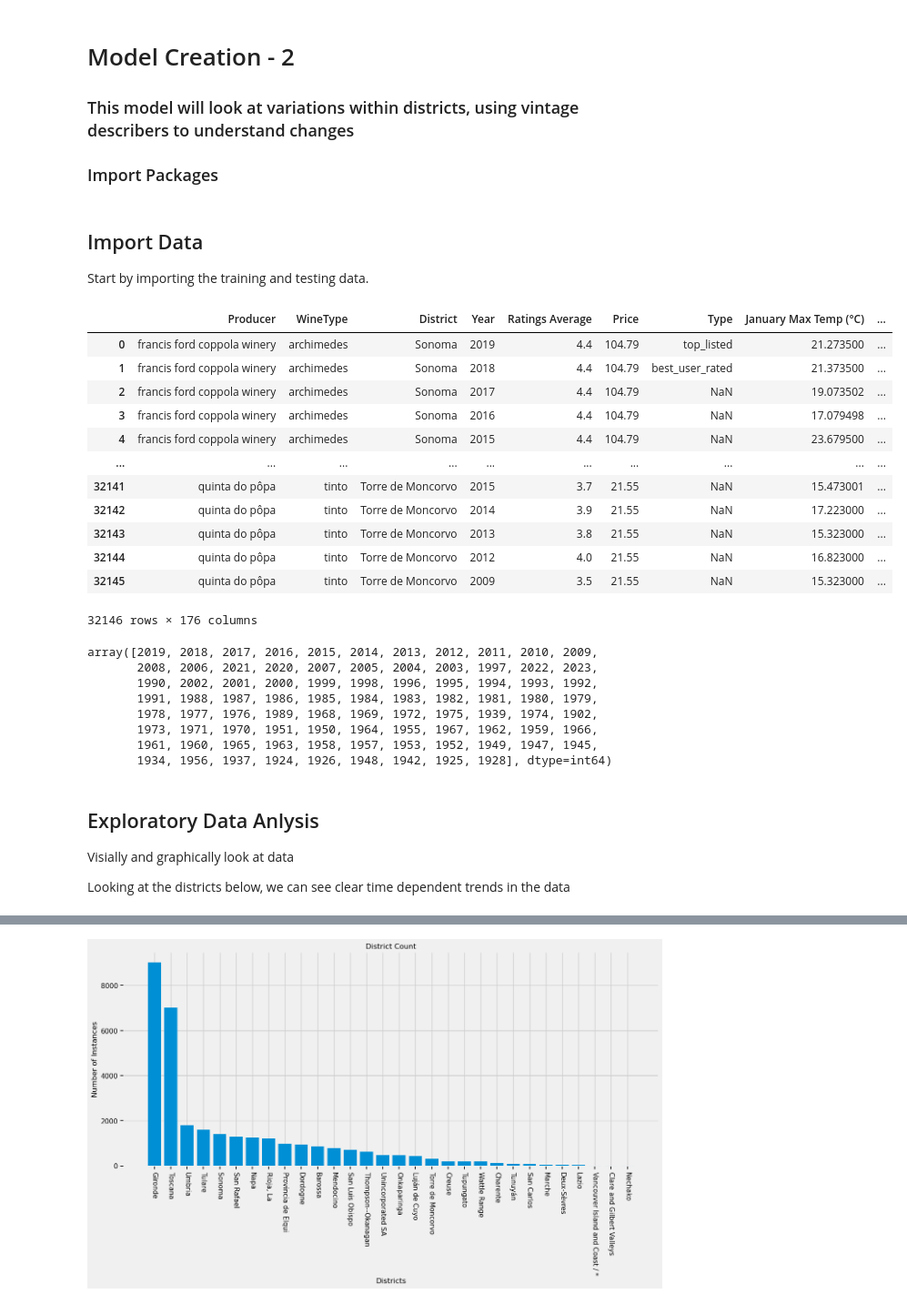
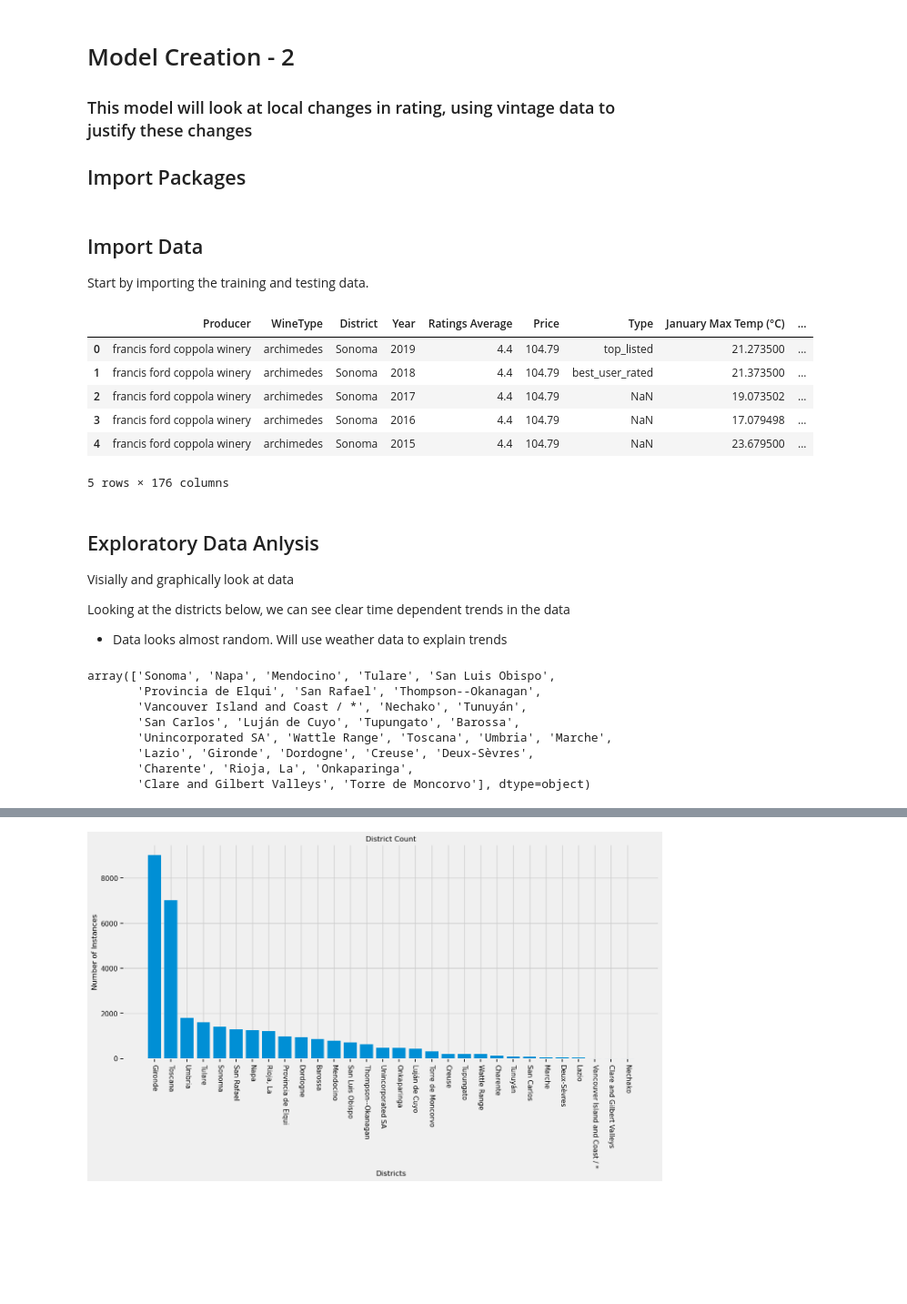
Before and after one commit to willhall2001/BreakinBadCode, a Jupyter notebook: 05_Machine_Leaning_Model_2.ipynb, the cells around one changed output, grey strips where cells are left out. Shown at 91% size. Cells and saved outputs as stored; diff of their text form; code cells hidden in the pictures; blank space fills up the shorter version.

```diff
--- a/05_Machine_Leaning_Model_2.ipynb
+++ b/05_Machine_Leaning_Model_2.ipynb
@@ -1,9 +1,9 @@
 # %% [markdown]
 # Model Creation - 2
 
-### This model will look at variations within districts, using vintage describers to understand changes
+### This model will look at local changes in rating, using vintage data to justify these changes
 
-### Import Packages
+## Import Packages
 # %%
 import numpy as np
 import pandas as pd
@@ -49,34 +49,29 @@ warnings.filterwarnings('ignore')
 Start by importing the training and testing data.
 # %%
 train = pd.read_csv(r'C:\Users\fwhal\Downloads\CME528\Project\Repo-2\BreakinBadCode\Final_DataFrames\FINAL_training_data_Model2_FINAL.csv')
-train
+train.head()
 # %% [output]
 |  | Producer | WineType | District | Year | Ratings Average | Price | Type | January Max Temp (°C) | ... |
 | 0 | francis ford coppola winery | archimedes | Sonoma | 2019 | 4.4 | 104.79 | top_listed | 21.273500 | ... |
 | 1 | francis ford coppola winery | archimedes | Sonoma | 2018 | 4.4 | 104.79 | best_user_rated | 21.373500 | ... |
 | 2 | francis ford coppola winery | archimedes | Sonoma | 2017 | 4.4 | 104.79 | NaN | 19.073502 | ... |
 | 3 | francis ford coppola winery | archimedes | Sonoma | 2016 | 4.4 | 104.79 | NaN | 17.079498 | ... |
 | 4 | francis ford coppola winery | archimedes | Sonoma | 2015 | 4.4 | 104.79 | NaN | 23.679500 | ... |
-| ... | ... | ... | ... | ... | ... | ... | ... | ... | ... |
-| 32141 | quinta do pôpa | tinto | Torre de Moncorvo | 2015 | 3.7 | 21.55 | NaN | 15.473001 | ... |
-| 32142 | quinta do pôpa | tinto | Torre de Moncorvo | 2014 | 3.9 | 21.55 | NaN | 17.223000 | ... |
-| 32143 | quinta do pôpa | tinto | Torre de Moncorvo | 2013 | 3.8 | 21.55 | NaN | 15.323000 | ... |
-| 32144 | quinta do pôpa | tinto | Torre de Moncorvo | 2012 | 4.0 | 21.55 | NaN | 16.823000 | ... |
-| 32145 | quinta do pôpa | tinto | Torre de Moncorvo | 2009 | 3.5 | 21.55 | NaN | 15.323000 | ... |
-32146 rows × 176 columns
+5 rows × 176 columns
+# %% [markdown]
+## Exploratory Data Anlysis
+Visially and graphically look at data
+
+Looking at the districts below, we can see clear time dependent trends in the data
+- Data looks almost random. Will use weather data to explain trends
 # %%
-train['Year'].unique()
+train['District'].unique()
 # %% [output]
-array([2019, 2018, 2017, 2016, 2015, 2014, 2013, 2012, 2011, 2010, 2009,
-       2008, 2006, 2021, 2020, 2007, 2005, 2004, 2003, 1997, 2022, 2023,
-       1990, 2002, 2001, 2000, 1999, 1998, 1996, 1995, 1994, 1993, 1992,
-       1991, 1988, 1987, 1986, 1985, 1984, 1983, 1982, 1981, 1980, 1979,
-       1978, 1977, 1976, 1989, 1968, 1969, 1972, 1975, 1939, 1974, 1902,
-       1973, 1971, 1970, 1951, 1950, 1964, 1955, 1967, 1962, 1959, 1966,
-       1961, 1960, 1965, 1963, 1958, 1957, 1953, 1952, 1949, 1947, 1945,
-       1934, 1956, 1937, 1924, 1926, 1948, 1942, 1925, 1928], dtype=int64)
+array(['Sonoma', 'Napa', 'Mendocino', 'Tulare', 'San Luis Obispo',
+       'Provincia de Elqui', 'San Rafael', 'Thompson--Okanagan',
+       'Vancouver Island and Coast / *', 'Nechako', 'Tunuyán',
+       'San Carlos', 'Luján de Cuyo', 'Tupungato', 'Barossa',
+       'Unincorporated SA', 'Wattle Range', 'Toscana', 'Umbria', 'Marche',
+       'Lazio', 'Gironde', 'Dordogne', 'Creuse', 'Deux-Sèvres',
+       'Charente', 'Rioja, La', 'Onkaparinga',
+       'Clare and Gilbert Valleys', 'Torre de Moncorvo'], dtype=object)
-# %% [markdown]
-## Exploratory Data Anlysis
-Visially and graphically look at data
-
-Looking at the districts below, we can see clear time dependent trends in the data
```
Also changed, not shown: parts of 26 cells of this notebook, 4 other files.
